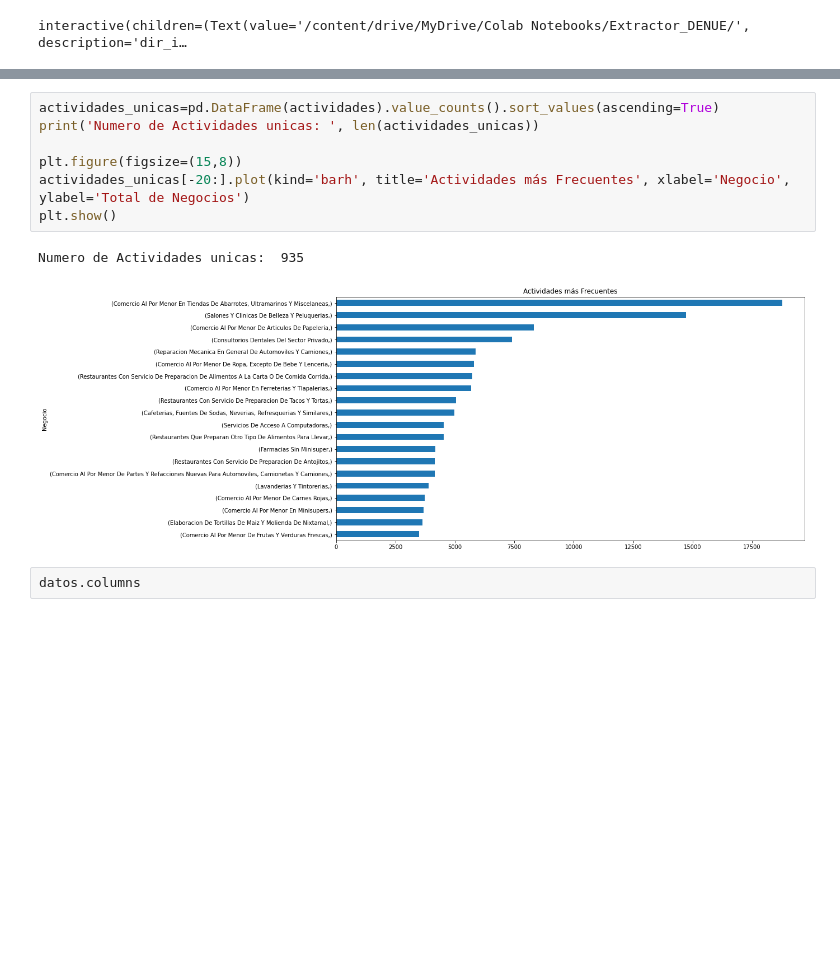
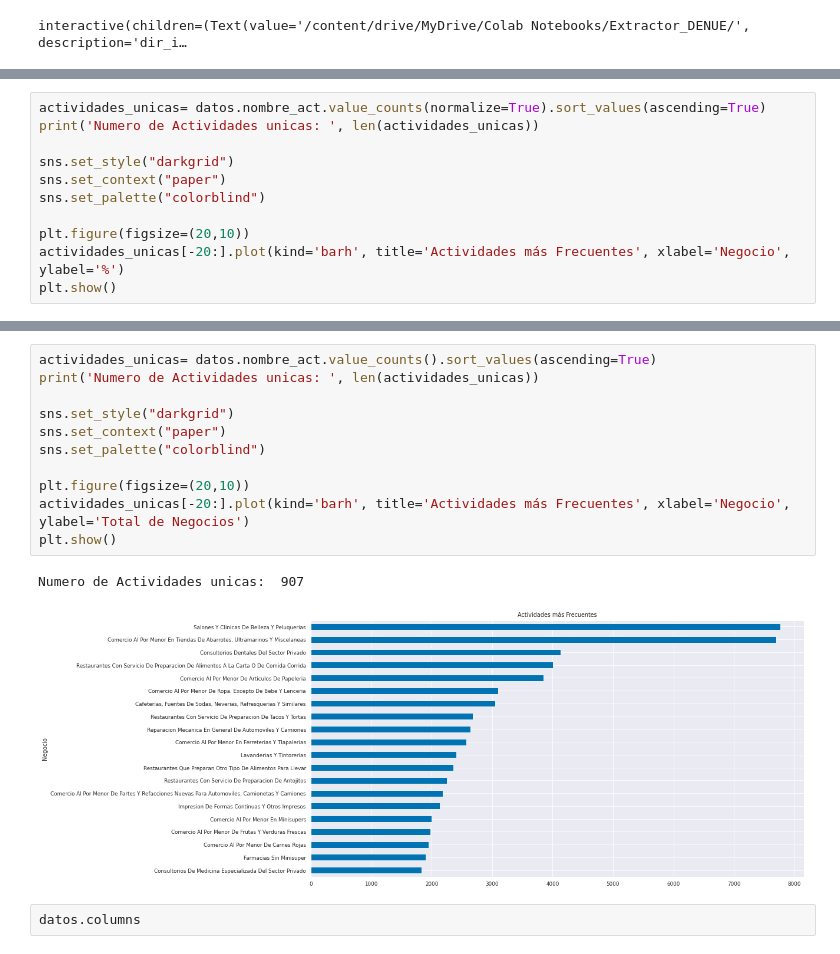
Before and after one commit to AngelGuadarrama/Consulta_DENUE, a Jupyter notebook: extractor_denue.ipynb, the cells around one changed output, grey strips where cells are left out. Cells and saved outputs as stored; diff of their text form; blank space fills up the shorter version.

Commit message:
plots

```diff
--- a/extractor_denue.ipynb
+++ b/extractor_denue.ipynb
@@ -252,0 +249,11 @@ interactive(children=(Text(value='/content/drive/MyDrive/Colab Notebooks/Extract
+# %%
+actividades_unicas= datos.nombre_act.value_counts(normalize=True).sort_values(ascending=True)
+print('Numero de Actividades unicas: ', len(actividades_unicas))
+
+sns.set_style("darkgrid")
+sns.set_context("paper")
+sns.set_palette("colorblind")
+
+plt.figure(figsize=(20,10))
+actividades_unicas[-20:].plot(kind='barh', title='Actividades más Frecuentes', xlabel='Negocio', ylabel='%')
+plt.show()
@@ -253,13 +263,17 @@ interactive(children=(Text(value='/content/drive/MyDrive/Colab Notebooks/Extract
 # %%
-actividades_unicas=pd.DataFrame(actividades).value_counts().sort_values(ascending=True)
+actividades_unicas= datos.nombre_act.value_counts().sort_values(ascending=True)
 print('Numero de Actividades unicas: ', len(actividades_unicas))
 
-plt.figure(figsize=(15,8))
+sns.set_style("darkgrid")
+sns.set_context("paper")
+sns.set_palette("colorblind")
+
+plt.figure(figsize=(20,10))
 actividades_unicas[-20:].plot(kind='barh', title='Actividades más Frecuentes', xlabel='Negocio', ylabel='Total de Negocios')
 plt.show()
 # %% [output]
-Numero de Actividades unicas:  935
+Numero de Actividades unicas:  907
-[figure, old version]
+[figure, new version]
 # %%
 datos.columns
 # %% [output]
```
Also changed, not shown: parts of 17 cells of this notebook.
